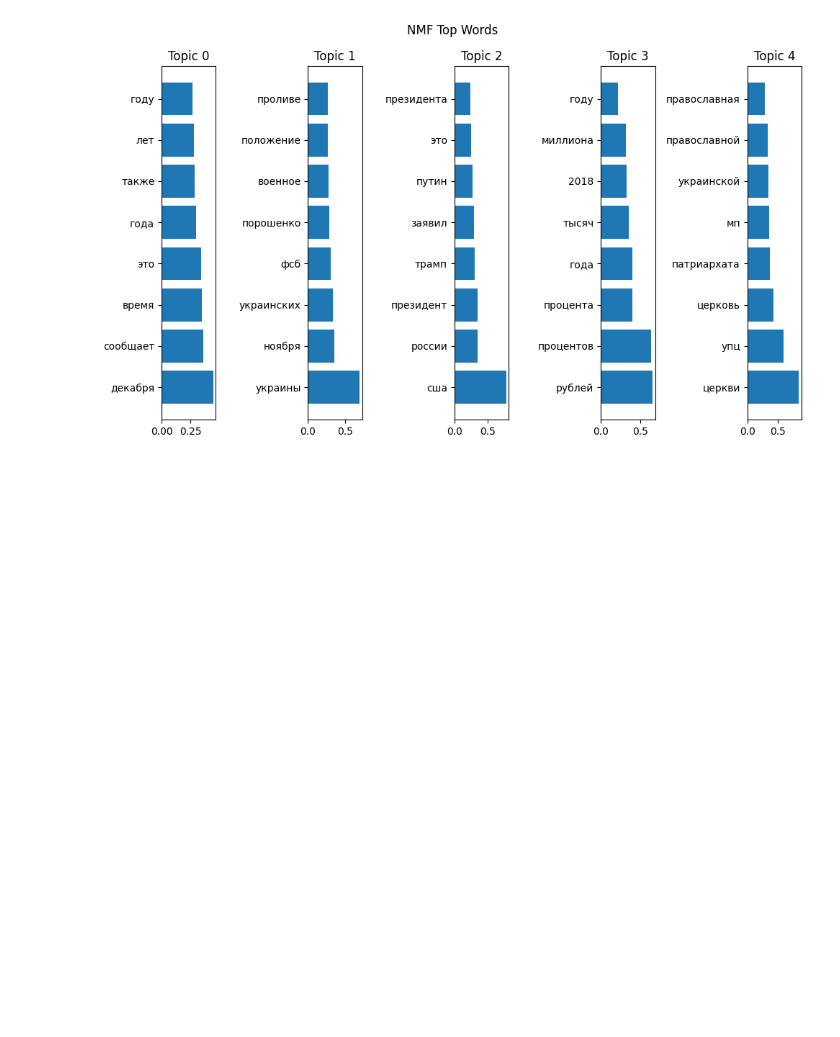
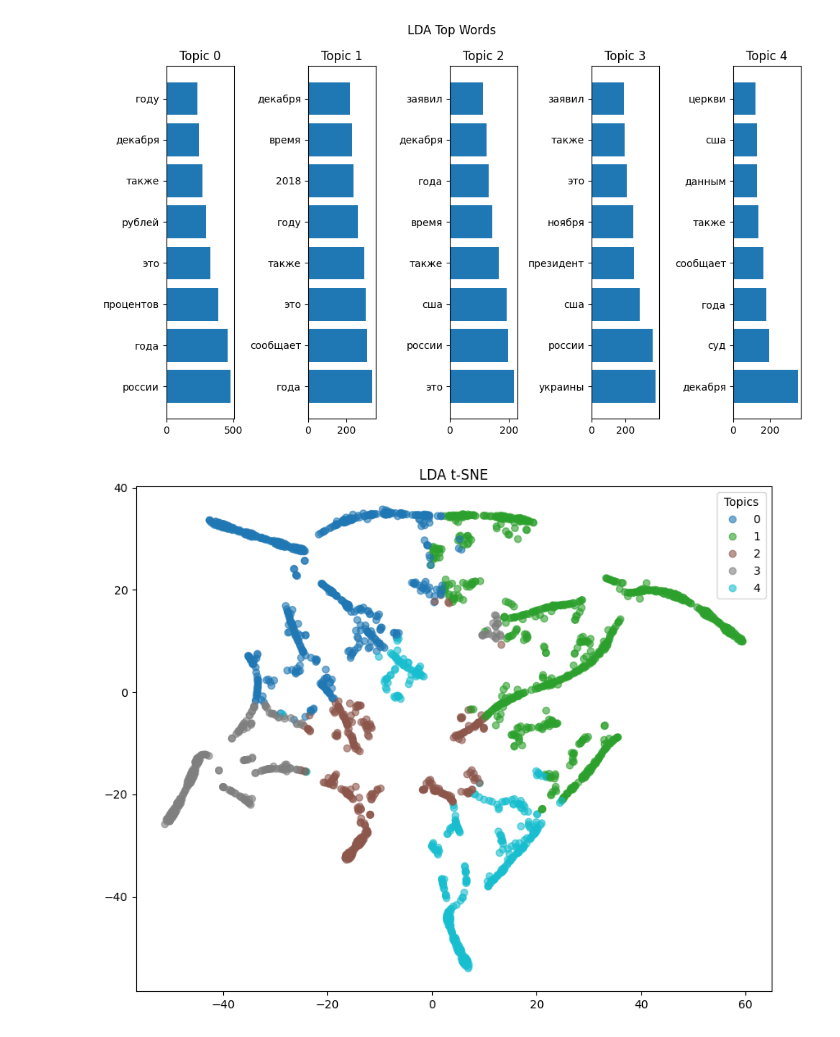
Before and after one commit to appling2024/MSP, a Jupyter notebook: TM/TM.ipynb, the cells around one changed output. Cells and saved outputs as stored; diff of their text form; code cells hidden in the pictures; blank space fills up the shorter version.

```diff
--- a/TM/TM.ipynb
+++ b/TM/TM.ipynb
@@ -94,6 +163,8 @@ plot_top_words(lda_model, vectorizer_count.get_feature_names_out(), title='LDA T
 # %%
-# NMF
-nmf_model = train_nmf(docs, n_topics=5)
-plot_top_words(nmf_model, vectorizer_tfidf.get_feature_names_out(), title='NMF Top Words')
+    # LDA
+    lda_model, lda_dist = train_lda(docs, n_topics=5)
+    plot_top_words(lda_model, vectorizer_count.get_feature_names_out(), title='LDA Top Words')
+    plot_tsne(lda_dist, np.argmax(lda_dist, axis=1), title='LDA t-SNE')
 # %% [output]
-[figure, old version]
+[figure, new version]
+[figure, added]
```
Also changed, not shown: parts of 20 cells of this notebook.
